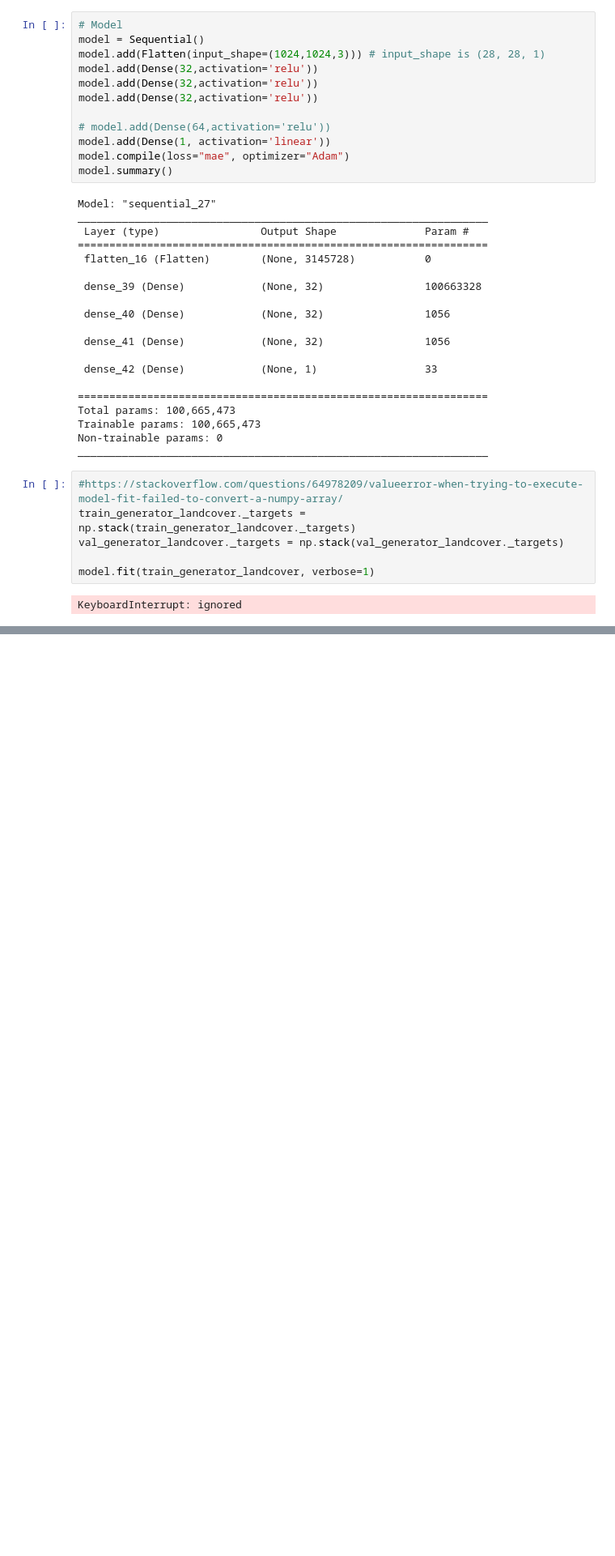
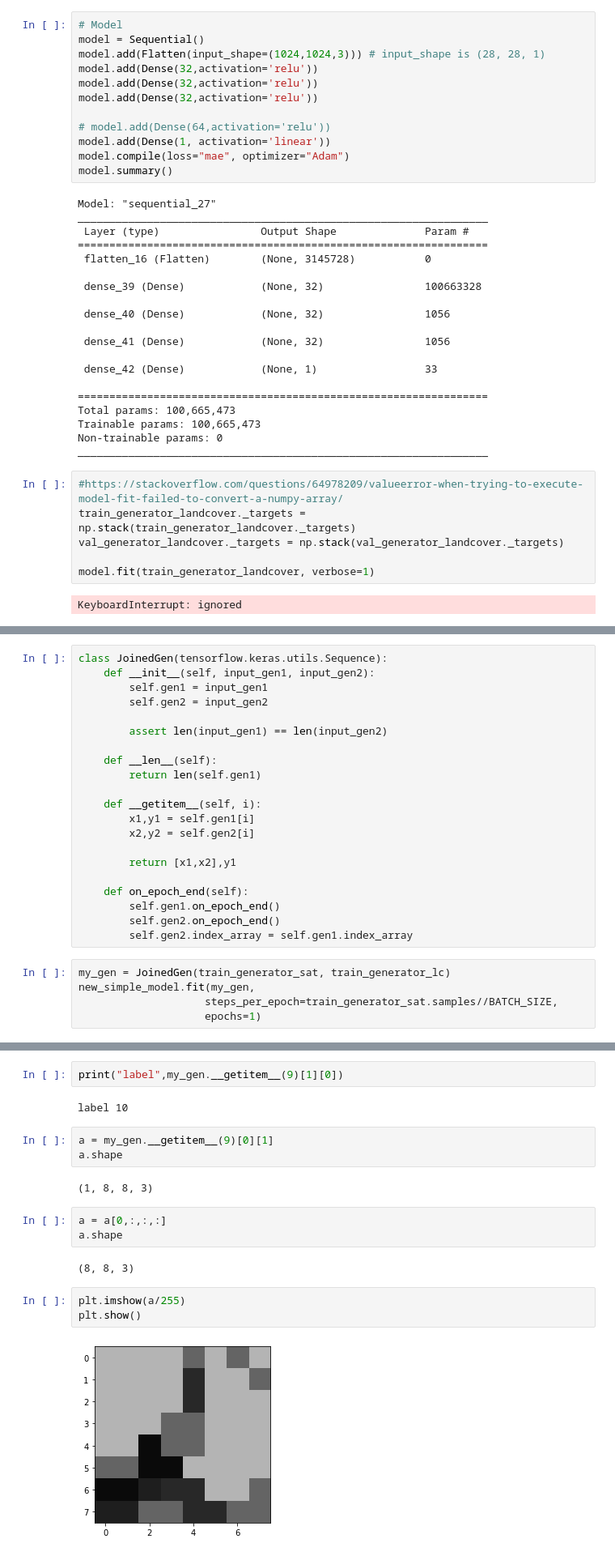
Before and after one commit to RasmusKlinkJoerg/geospatialMalariaPrediction, a Jupyter notebook: malaria_prediction.ipynb, the cells around one changed output, grey strips where cells are left out. Shown at 81% size. Cells and saved outputs as stored; diff of their text form; blank space fills up the shorter version.

```diff
--- a/malaria_prediction.ipynb
+++ b/malaria_prediction.ipynb
@@ -1255,0 +1650,26 @@ KeyboardInterrupt: ignored
+# %%
+class JoinedGen(tensorflow.keras.utils.Sequence):
+    def __init__(self, input_gen1, input_gen2):
+        self.gen1 = input_gen1
+        self.gen2 = input_gen2
+
+        assert len(input_gen1) == len(input_gen2)
+
+    def __len__(self):
+        return len(self.gen1)
+
+    def __getitem__(self, i):
+        x1,y1 = self.gen1[i]
+        x2,y2 = self.gen2[i]
+
+        return [x1,x2],y1
+
+    def on_epoch_end(self):
+        self.gen1.on_epoch_end()
+        self.gen2.on_epoch_end()
+        self.gen2.index_array = self.gen1.index_array
+# %%
+my_gen = JoinedGen(train_generator_sat, train_generator_lc)
+new_simple_model.fit(my_gen,
+                    steps_per_epoch=train_generator_sat.samples//BATCH_SIZE,
+                    epochs=1)
@@ -1255,0 +1679,19 @@ KeyboardInterrupt: ignored
+# %%
+print("label",my_gen.__getitem__(9)[1][0])
+# %% [output]
+label 10
+# %%
+a = my_gen.__getitem__(9)[0][1]
+a.shape
+# %% [output]
+(1, 8, 8, 3)
+# %%
+a = a[0,:,:,:]
+a.shape
+# %% [output]
+(8, 8, 3)
+# %%
+plt.imshow(a/255)
+plt.show()
+# %% [output]
+[figure, added]
```
Also changed, not shown: parts of 44 cells of this notebook, 1 other file.
